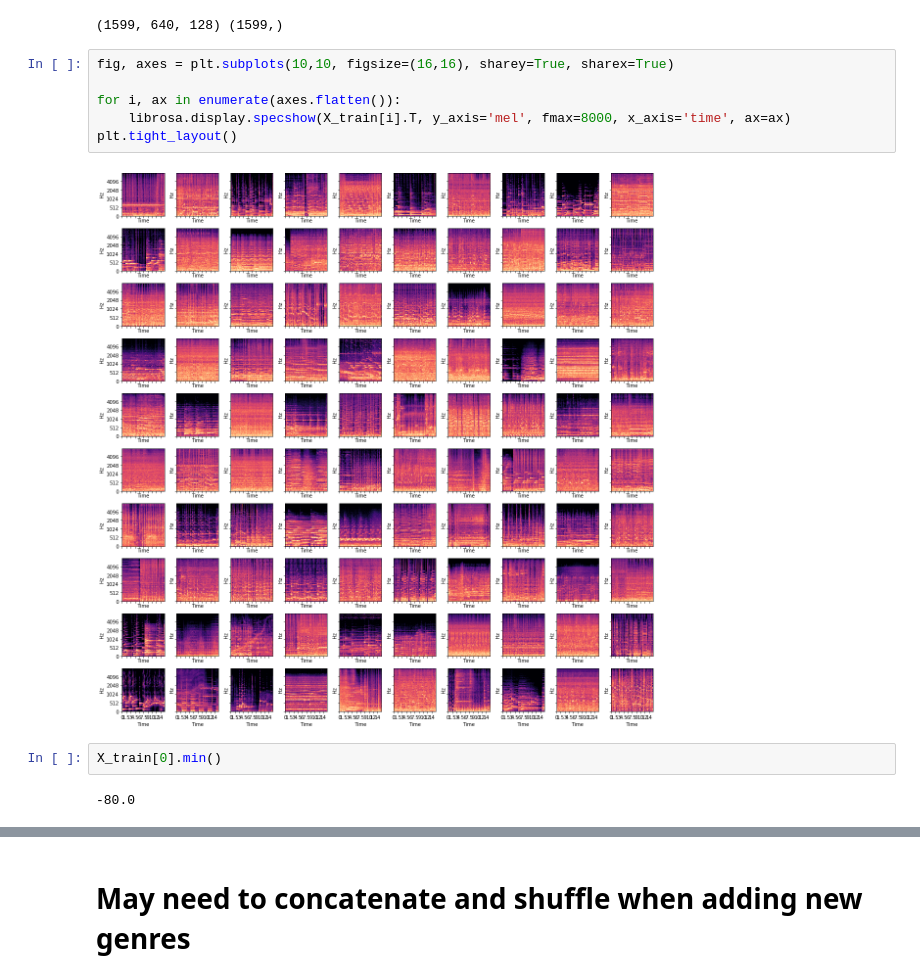
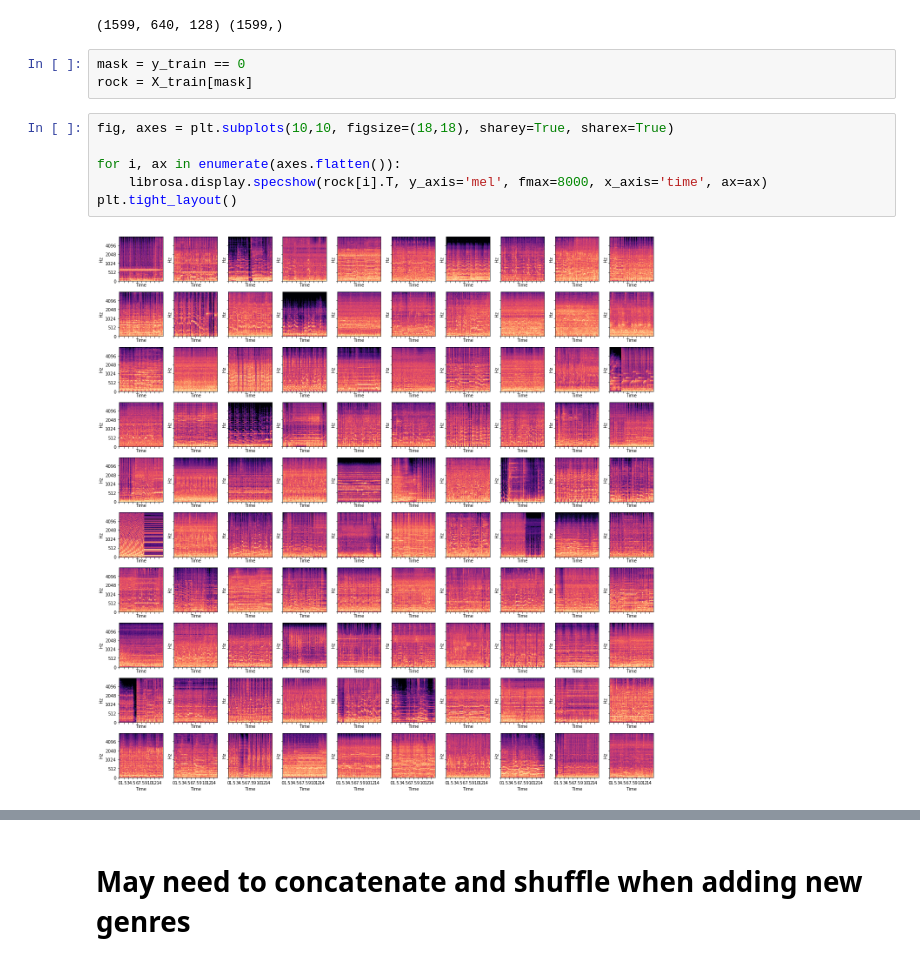
Before and after one commit to anthonybaulo/music-genre-classification, a Jupyter notebook: notebooks/scrap.ipynb, the cells around one changed output, grey strips where cells are left out. Cells and saved outputs as stored; diff of their text form.

```diff
--- a/notebooks/scrap.ipynb
+++ b/notebooks/scrap.ipynb
@@ -27,15 +27,14 @@ y_train = npzfile['y']
 print(X_train.shape, y_train.shape)
 # %% [output]
 (1599, 640, 128) (1599,)
+# %%
+mask = y_train == 0
+rock = X_train[mask]
 # %%
-fig, axes = plt.subplots(10,10, figsize=(16,16), sharey=True, sharex=True)
+fig, axes = plt.subplots(10,10, figsize=(18,18), sharey=True, sharex=True)
 
 for i, ax in enumerate(axes.flatten()):
-    librosa.display.specshow(X_train[i].T, y_axis='mel', fmax=8000, x_axis='time', ax=ax)
+    librosa.display.specshow(rock[i].T, y_axis='mel', fmax=8000, x_axis='time', ax=ax)
 plt.tight_layout()
 # %% [output]
-[figure, old version]
+[figure, new version]
-# %%
-X_train[0].min()
-# %% [output]
--80.0
```
Also changed, not shown: parts of 7 cells of this notebook.
